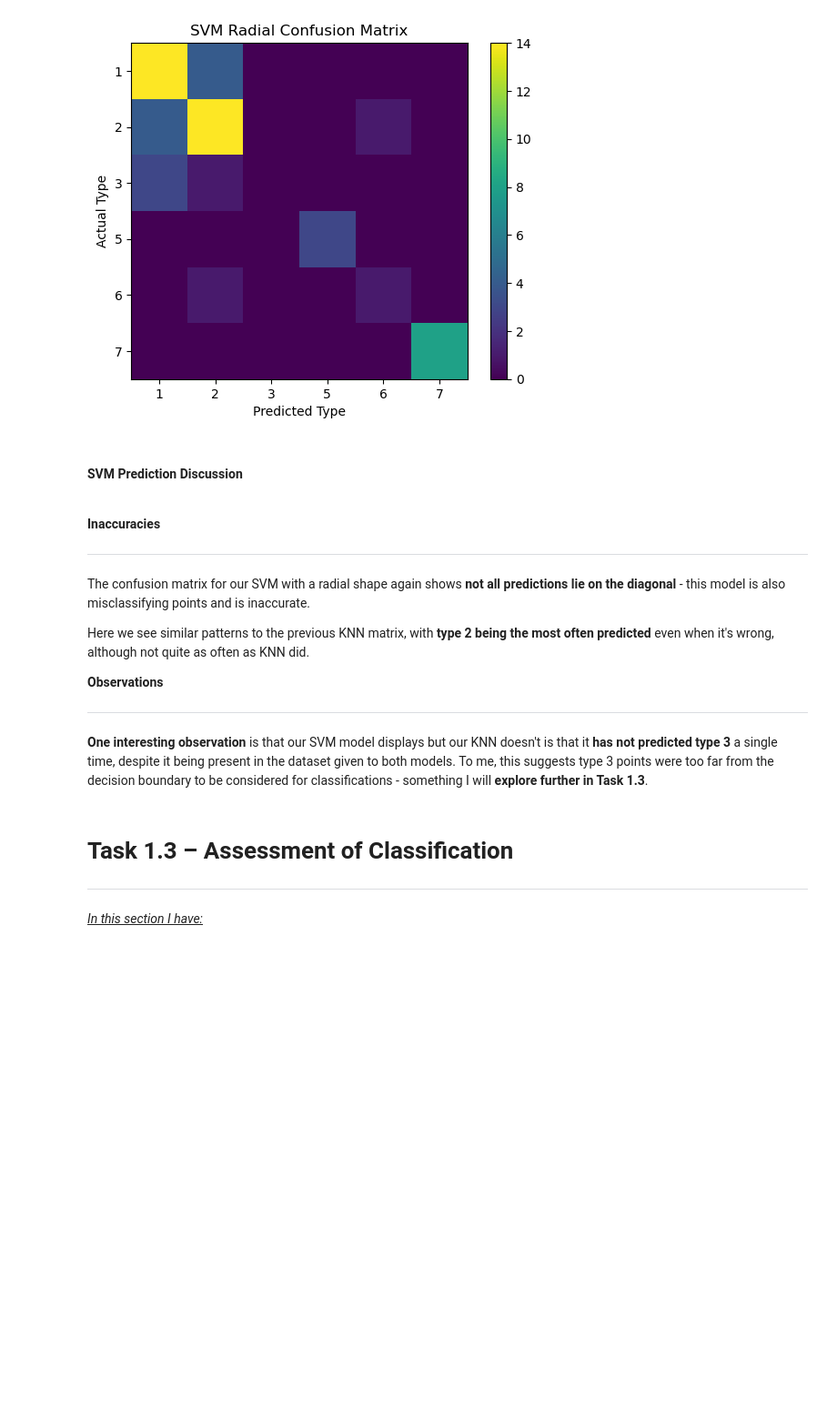
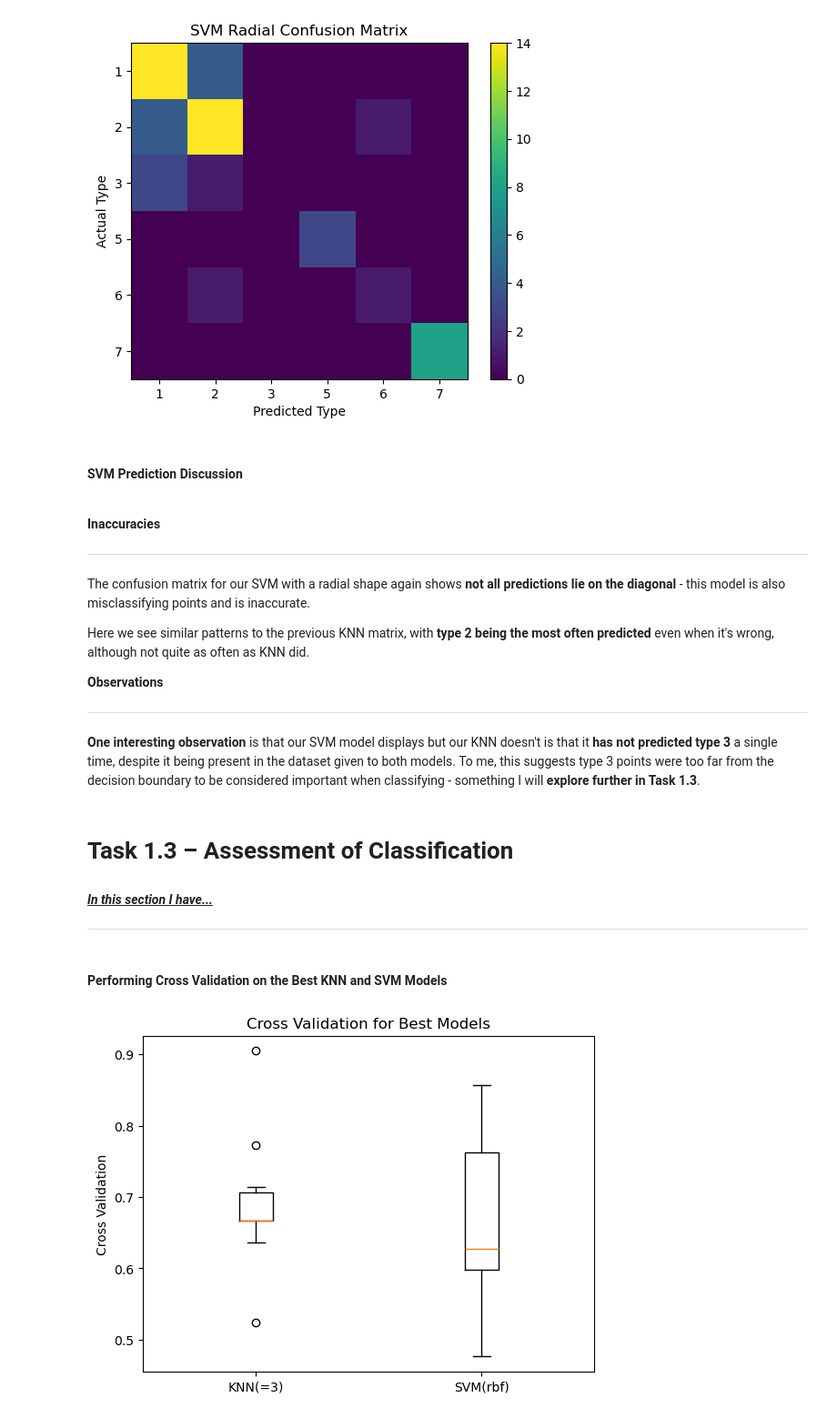
Before and after one commit to elizaclay/Machine-Learning-Optimisation, a Jupyter notebook: COMP2002.ipynb, the cells around one changed output. Shown: that part at 91% size. Drawn from its saved outputs; the diff is of its cells as text; code cells hidden in the pictures; blank space fills up the shorter version.

Commit message:
Added Deeper Analysis of Models in Task 1.3 Prior to Supporting Plots

```diff
--- a/COMP2002.ipynb
+++ b/COMP2002.ipynb
@@ -345,8 +345,9 @@ Here we see similar patterns to the previous KNN matrix, with **type 2 being the
 **Observations**
 
 ---
-**One interesting observation** is that our SVM model displays but our KNN doesn't is that it **has not predicted type 3** a single time, despite it being present in the dataset given to both models. To me, this suggests type 3 points were too far from the decision boundary to be considered for classifications - something I will **explore further in Task 1.3**. <br></br>
+**One interesting observation** is that our SVM model displays but our KNN doesn't is that it **has not predicted type 3** a single time, despite it being present in the dataset given to both models. To me, this suggests type 3 points were too far from the decision boundary to be considered important when classifying - something I will **explore further in Task 1.3**. <br></br>
 # %% [markdown]
 # **Task 1.3 – Assessment of Classification**
+
+#### <u>*In this section I have...*</u>
 ---
-<u>*In this section I have:*</u>
@@ -352,0 +357,22 @@ Here we see similar patterns to the previous KNN matrix, with **type 2 being the
+# %% [markdown]
+#### **Performing Cross Validation on the Best KNN and SVM Models**
+# %%
+k_folds = KFold(n_splits=10, shuffle=True, random_state=42)
+
+#cross validate knn with our best_k_value (3)
+knn = KNeighborsClassifier(n_neighbors=3)
+knn_scores = cross_val_score(knn, inputs, targets, cv=k_folds)
+
+#cross validate svm with our best shape (radial)
+svm = SVC(kernel='rbf')
+svm_scores = cross_val_score(svm, inputs, targets, cv=k_folds)
+
+#box plot for knn and svm accuracy scores
+plt.figure()
+plt.title("Cross Validation for Best Models")
+plt.boxplot([ knn_scores,svm_scores])
+plt.xticks( [1 , 2 ] , ["KNN(=3)" , "SVM(rbf)"])
+plt.ylabel("Cross Validation")
+plt.show()
+# %% [output]
+[figure, added]
```
Also changed, not shown: parts of 4 cells of this notebook.
